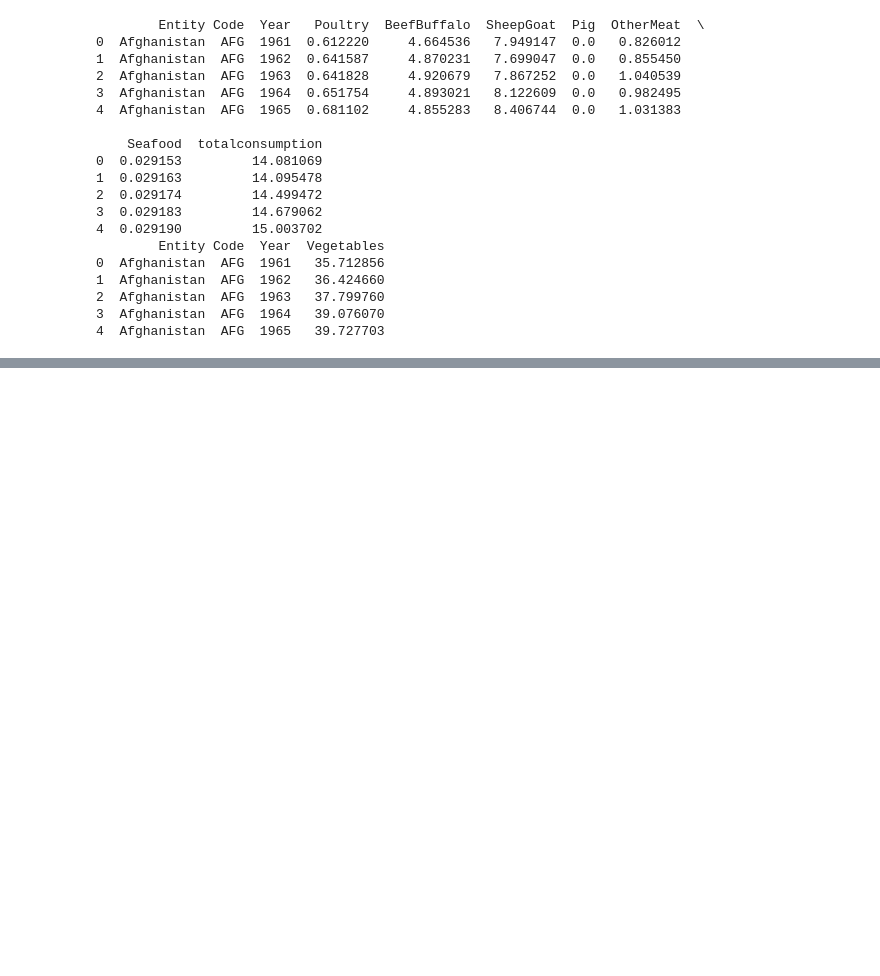
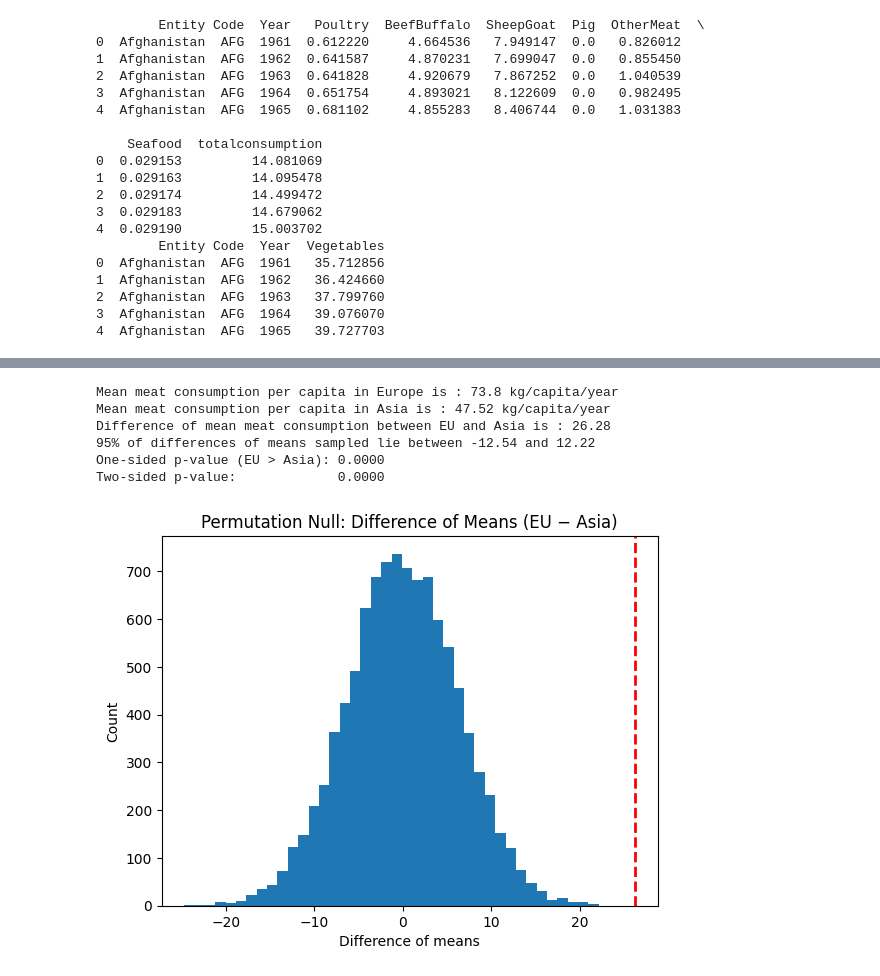
Before and after one commit to Tako870/tddm-ca, a Jupyter notebook: CA.ipynb, the cells around one changed output, grey strips where cells are left out. Drawn from its saved outputs; the diff is of its cells as text; code cells hidden in the pictures; blank space fills up the shorter version.

Commit message:
Added permutation analysis

```diff
--- a/CA.ipynb
+++ b/CA.ipynb
@@ -264,0 +244,70 @@ Vegetables_kg_per_capita
+# %%
+# Let's do hypothesis testing to see if European countries really do eat more meat!
+# The way this will work is that for each country there is a meat consumed per capita value.
+
+# Function to find diff of means as this will be important
+def diff_of_means(data1, data2) :
+    return np.mean(data1) - np.mean(data2)
+
+eu_meat = europe_data['Total_Meat_kg_per_capita']
+ap_meat = asia_data['Total_Meat_kg_per_capita']
+
+# We first find the mean meat consumption for the EU and AP.
+# Then, we find the observed difference in means.
+eu_mean_meat = np.mean(eu_meat)
+ap_mean_meat = np.mean(ap_meat)
+print(f"Mean meat consumption per capita in Europe is : {np.round(eu_mean_meat, 2)} kg/capita/year")
+print(f"Mean meat consumption per capita in Asia is : {np.round(ap_mean_meat, 2)} kg/capita/year")
+obsvd_diff_of_means = diff_of_means(eu_meat, ap_meat)
+print(f"Difference of mean meat consumption between EU and Asia is : {abs(np.round(obsvd_diff_of_means, 2))}")
+
+# Now, let's do some bootstrap resampling.
+# Concatenate the two arrays of EU meat consumption and AP meat consumption.
+# Initialise an array to store the differences in means
+concat_meat = np.concatenate((eu_meat, ap_meat))
+meandiffs = []
+samples = 10000
+
+# Repeat the following 10k times:
+# Shuffle the new array, then label the first X as "EU" and the rest as "AP"
+# Find means for each, and find the difference.
+# Append the difference to the diff of means array
+for i in range(samples) :
+    np.random.shuffle(concat_meat)
+    shuffle_EU = concat_meat[:len(eu_meat)]
+    shuffle_AP = concat_meat[len(eu_meat):]
+
+    shuffle_diff_of_means = diff_of_means(shuffle_EU, shuffle_AP)
+    meandiffs.append(shuffle_diff_of_means)
+
+# Now, we should have 10k diff's of means
+# Find 95% CI for the diff of means
+conf_int_means = np.percentile(meandiffs, (2.5, 97.5))
+print(f"95% of differences of means sampled lie between {conf_int_means[0]:.2f} and {conf_int_means[1]:.2f}")
+# Draw histogram of diff of means, and show the observed as a vertical line
+
+# p-values
+# One-sided (EU > Asia): proportion of null diffs >= observed
+p_val_one_sided = np.mean(meandiffs >= obsvd_diff_of_means)
+# Two-sided: extremeness by absolute value
+p_val_two_sided = np.mean(np.abs(meandiffs) >= abs(obsvd_diff_of_means))
+
+print(f"One-sided p-value (EU > Asia): {p_val_one_sided:.4f}")
+print(f"Two-sided p-value:             {p_val_two_sided:.4f}")
+
+# Plot null distribution with observed diff
+plt.figure()
+plt.hist(meandiffs, bins=40)
+plt.axvline(obsvd_diff_of_means, linestyle='--', linewidth=2, color='red')
+plt.title("Permutation Null: Difference of Means (EU − Asia)")
+plt.xlabel("Difference of means")
+plt.ylabel("Count")
+plt.show()
+# %% [output]
+Mean meat consumption per capita in Europe is : 73.8 kg/capita/year
+Mean meat consumption per capita in Asia is : 47.52 kg/capita/year
+Difference of mean meat consumption between EU and Asia is : 26.28
+95% of differences of means sampled lie between -12.54 and 12.22
+One-sided p-value (EU > Asia): 0.0000
+Two-sided p-value:             0.0000
+[figure, added]
```
Also changed, not shown: parts of 4 cells of this notebook.
